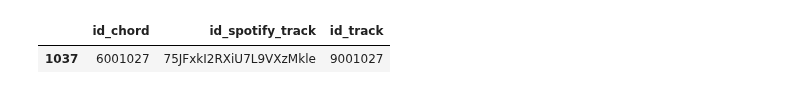
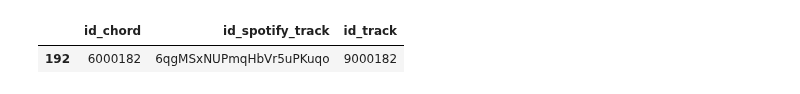
Before and after one commit to skarensmoll/thesisMusikRecommender, a Jupyter notebook: Experiments/SearchInfo.ipynb, the cells around one changed output. Cells and saved outputs as stored; diff of their text form; code cells hidden in the pictures.

```diff
--- a/Experiments/SearchInfo.ipynb
+++ b/Experiments/SearchInfo.ipynb
@@ -15,7 +15,7 @@ def searchBySpotify(id):
     else:
         return result
 # %%
-searchByID(6001027)
+searchByID(6000182)
 # %% [output]
 |  | id_chord | id_spotify_track | id_track |
-| 1037 | 6001027 | 75JFxkI2RXiU7L9VXzMkle | 9001027 |
+| 192 | 6000182 | 6qgMSxNUPmqHbVr5uPKuqo | 9000182 |
```
Also changed, not shown: parts of 1 cell of this notebook, 1 other file.
